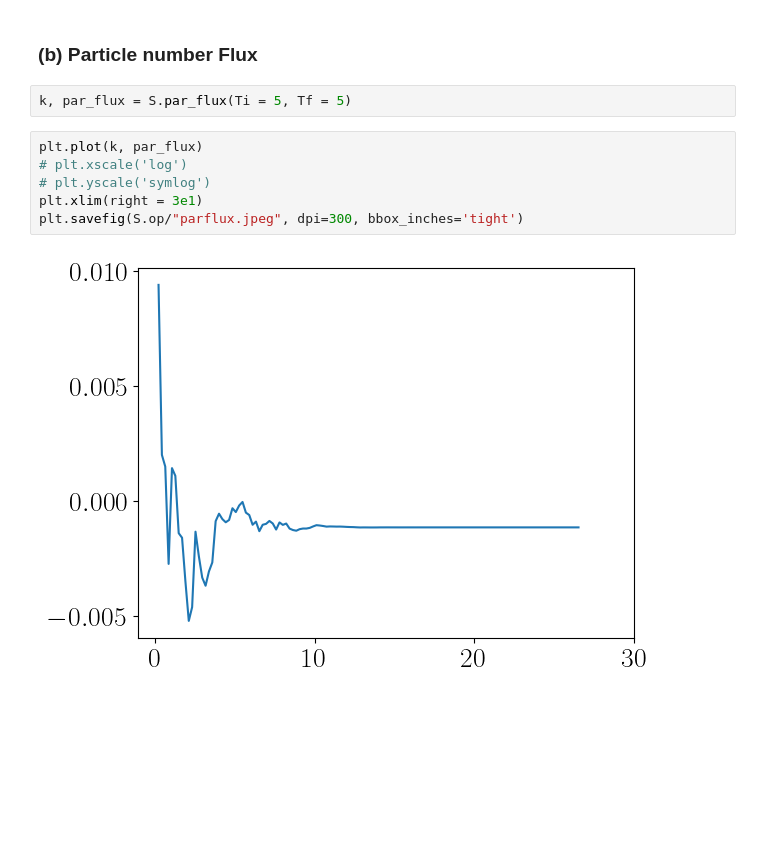
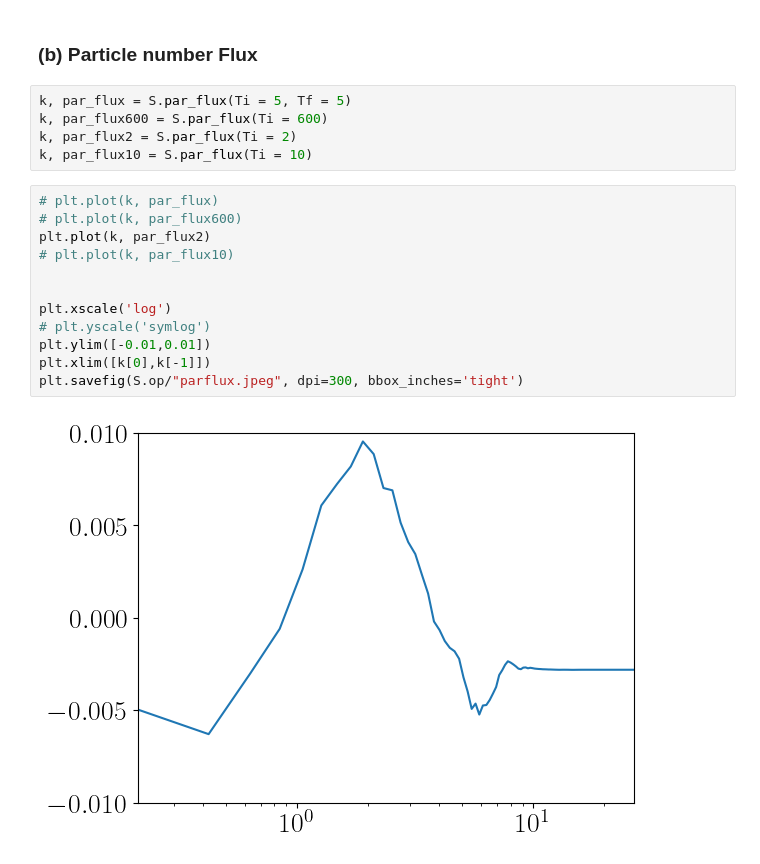
Before and after one commit to sachinrawat2207/quTARANGm, a Jupyter notebook: postprocessing/plot_spectra.ipynb, the cells around one changed output. Saved outputs shown, nothing was run; the diff lists cells and outputs as text; blank space fills up the shorter version.

```diff
--- a/postprocessing/plot_spectra.ipynb
+++ b/postprocessing/plot_spectra.ipynb
@@ -86,11 +88,20 @@ plt.savefig(S.op/"compflux.jpeg", dpi=300, bbox_inches='tight')# save data to th
 ### (b) Particle number Flux
 # %%
 k, par_flux = S.par_flux(Ti = 5, Tf = 5)
+k, par_flux600 = S.par_flux(Ti = 600)
+k, par_flux2 = S.par_flux(Ti = 2)
+k, par_flux10 = S.par_flux(Ti = 10)
 # %%
-plt.plot(k, par_flux)
-# plt.xscale('log')
+# plt.plot(k, par_flux)
+# plt.plot(k, par_flux600)
+plt.plot(k, par_flux2)
+# plt.plot(k, par_flux10)
+
+
+plt.xscale('log')
 # plt.yscale('symlog')
-plt.xlim(right = 3e1)
+plt.ylim([-0.01,0.01])
+plt.xlim([k[0],k[-1]])
 plt.savefig(S.op/"parflux.jpeg", dpi=300, bbox_inches='tight')
 # %% [output]
-[figure, old version]
+[figure, new version]
```
Also changed, not shown: parts of 7 cells of this notebook, 1 other file.
